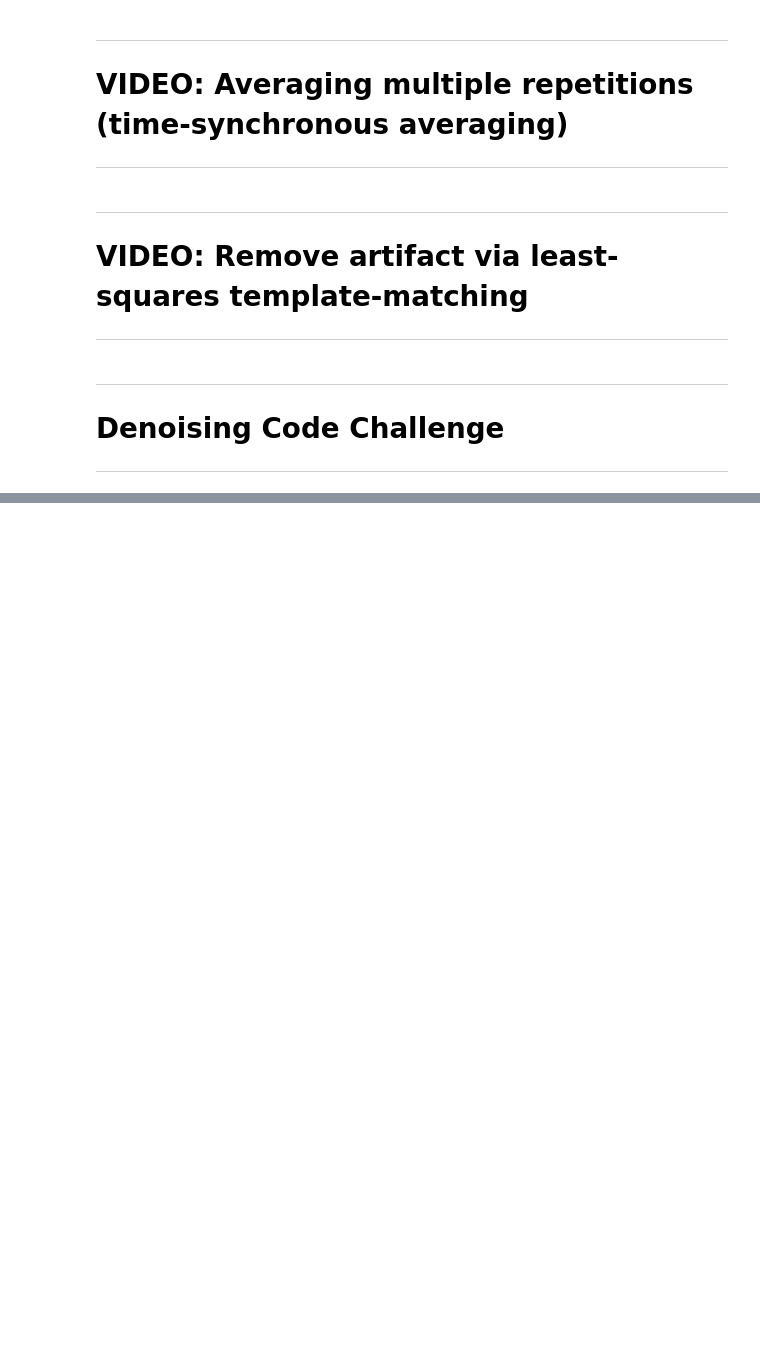
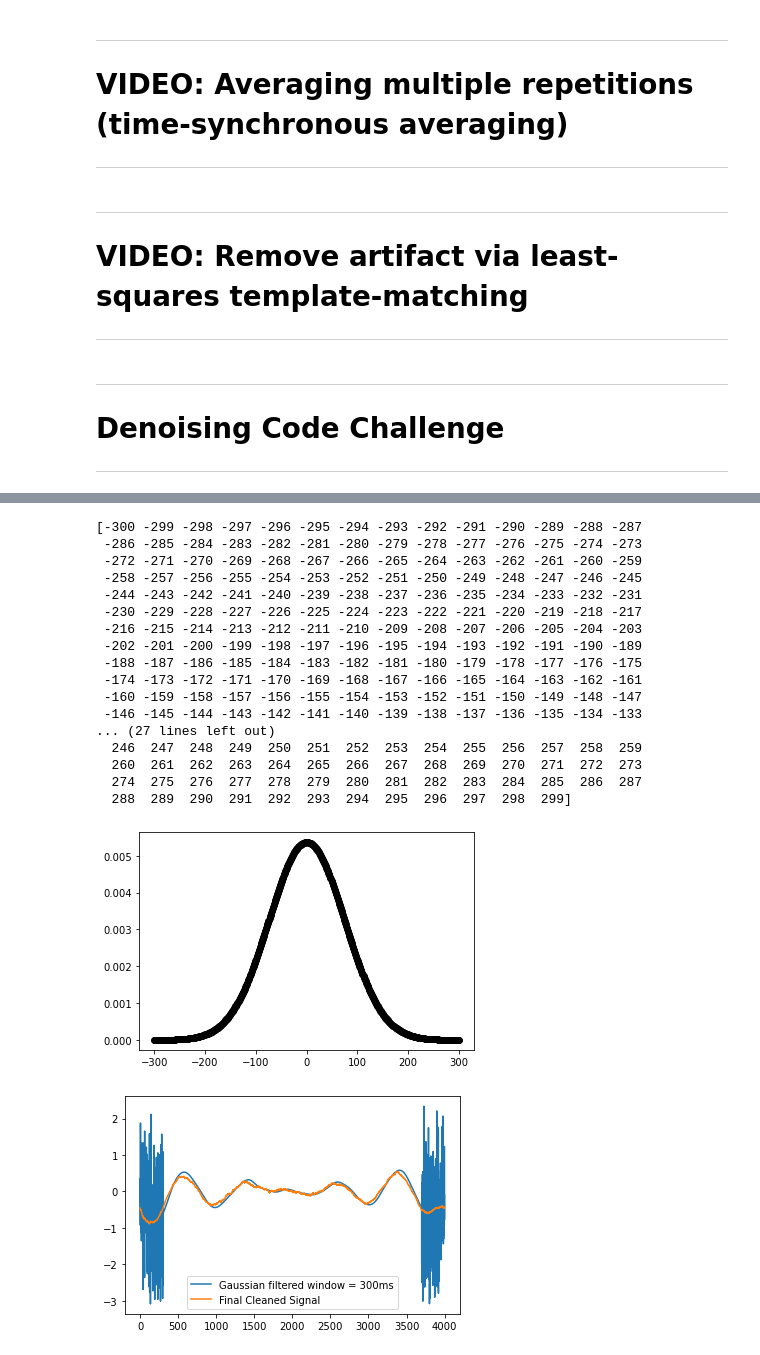
Before and after one commit to gabyborja/SignalProcessingUdemy, a Jupyter notebook: sigprocMXC_TimeSeriesDenoising/timeSeriesDenoising.ipynb, the cells around one changed output, grey strips where cells are left out. Cells and saved outputs as stored; diff of their text form; code cells hidden in the pictures; blank space fills up the shorter version.

Commit message:
Add Gaussian smoothing to denoising code challenge

```diff
--- a/sigprocMXC_TimeSeriesDenoising/timeSeriesDenoising.ipynb
+++ b/sigprocMXC_TimeSeriesDenoising/timeSeriesDenoising.ipynb
@@ -597,20 +601,61 @@ plt.show()
 # %%
 # Mean filter and Gaussian filter after removing spikes with median filter
 
 # Initialize signal for mean filtering
 filtSignal2 = copy.deepcopy(filtSignal)
 
+# Initialize signal for gaussian filtering
+filtSignalG = copy.deepcopy(filtSignal)
+
+# create Gaussian kernel
+# full-width half-maximum: the key Gaussian parameter
+fwhm = 175
+
+# create Gaussian window
+k = 300
+gtime = np.arange(-k,k)
+print(gtime)
+
+gauswin = np.exp(-(4*np.log(2)*gtime**2) / fwhm**2)
+gauswin = gauswin / np.sum(gauswin)
+plt.plot(gtime, gauswin, 'ko-')
+plt.show()
+
 n = np.shape(filtSignal2)[0]
-k = 200
-for i in range(k, n-k-1):
+for i in range(k+1, n-k-1):
+
     filtSignal2[i] = np.mean(filtSignal[i-k:i+k])
+    filtSignalG[i] = np.sum(filtSignal[i-k:i+k]*gauswin)
+
+
 
 #plt.plot(timevec, origSignal, label='Original Signal')
-plt.plot(timevec, filtSignal, label='Median Filtered')
-plt.plot(timevec, filtSignal2, label='Mean filtered window = %dms' %k)
+#plt.plot(timevec, filtSignal, label='Median Filtered')
+#plt.plot(timevec, filtSignal2, label='Mean filtered window = %dms' %k)
+plt.plot(timevec, filtSignalG, label='Gaussian filtered window = %dms' %k)
 plt.plot(timevec, cleanedSignal, label='Final Cleaned Signal')
 plt.legend()
 plt.show()
+# %% [output]
+[-300 -299 -298 -297 -296 -295 -294 -293 -292 -291 -290 -289 -288 -287
+ -286 -285 -284 -283 -282 -281 -280 -279 -278 -277 -276 -275 -274 -273
+ -272 -271 -270 -269 -268 -267 -266 -265 -264 -263 -262 -261 -260 -259
+ -258 -257 -256 -255 -254 -253 -252 -251 -250 -249 -248 -247 -246 -245
+ -244 -243 -242 -241 -240 -239 -238 -237 -236 -235 -234 -233 -232 -231
+ -230 -229 -228 -227 -226 -225 -224 -223 -222 -221 -220 -219 -218 -217
+ -216 -215 -214 -213 -212 -211 -210 -209 -208 -207 -206 -205 -204 -203
+ -202 -201 -200 -199 -198 -197 -196 -195 -194 -193 -192 -191 -190 -189
+ -188 -187 -186 -185 -184 -183 -182 -181 -180 -179 -178 -177 -176 -175
+ -174 -173 -172 -171 -170 -169 -168 -167 -166 -165 -164 -163 -162 -161
+ -160 -159 -158 -157 -156 -155 -154 -153 -152 -151 -150 -149 -148 -147
+ -146 -145 -144 -143 -142 -141 -140 -139 -138 -137 -136 -135 -134 -133
+... (27 lines left out)
+  246  247  248  249  250  251  252  253  254  255  256  257  258  259
+  260  261  262  263  264  265  266  267  268  269  270  271  272  273
+  274  275  276  277  278  279  280  281  282  283  284  285  286  287
+  288  289  290  291  292  293  294  295  296  297  298  299]
+[figure, added]
+[figure, added]
 # %%
 # Try Gaussian filtering
 
```
Also changed, not shown: parts of 1 cell of this notebook.
